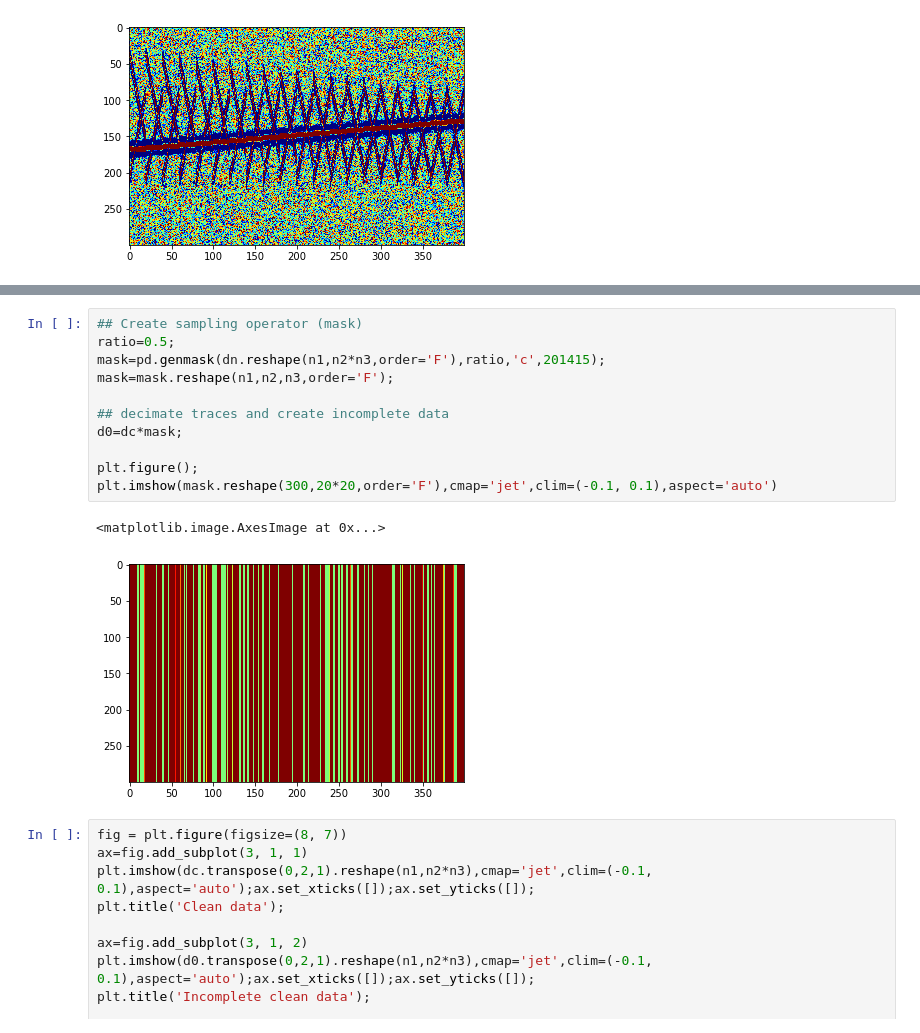
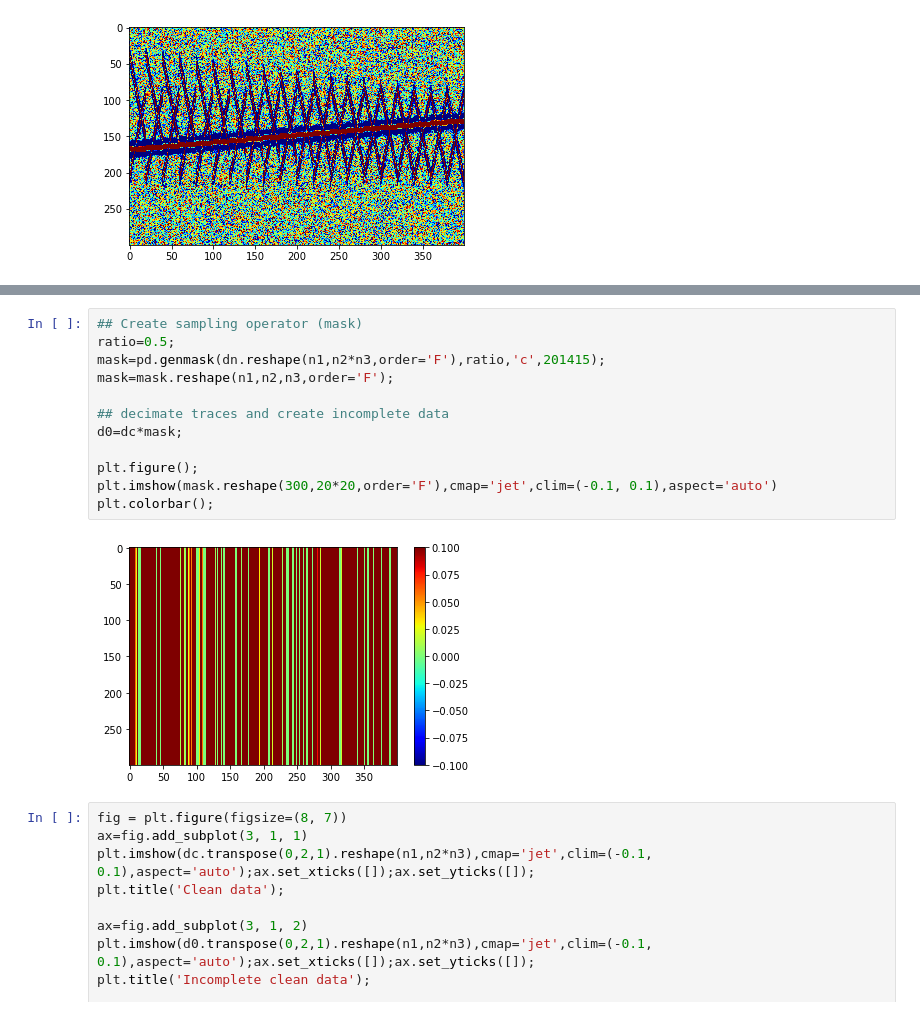
Before and after one commit to chenyk1990/geo-class, a Jupyter notebook: multi-dim-ana/5-Seismic_reconstruction.ipynb, the cells around one changed output, grey strips where cells are left out. Cells and saved outputs as stored; diff of their text form.

```diff
--- a/multi-dim-ana/Seismic_reconstruction.ipynb
+++ b/multi-dim-ana/5-Seismic_reconstruction.ipynb
@@ -195,17 +199,17 @@ SNRs before and after simple Fourier thresholding denoising are 6.9903 and 14.15
 # %%
 ## Create sampling operator (mask)
 ratio=0.5;
 mask=pd.genmask(dn.reshape(n1,n2*n3,order='F'),ratio,'c',201415);
 mask=mask.reshape(n1,n2,n3,order='F');
 
 ## decimate traces and create incomplete data
 d0=dc*mask;
 
 plt.figure();
 plt.imshow(mask.reshape(300,20*20,order='F'),cmap='jet',clim=(-0.1, 0.1),aspect='auto')
+plt.colorbar();
 # %% [output]
-<matplotlib.image.AxesImage at 0x...>
-[figure, old version]
+[figure, new version]
 # %%
 fig = plt.figure(figsize=(8, 7))
 ax=fig.add_subplot(3, 1, 1)
```
Also changed, not shown: parts of 5 cells of this notebook, 5 other files.
